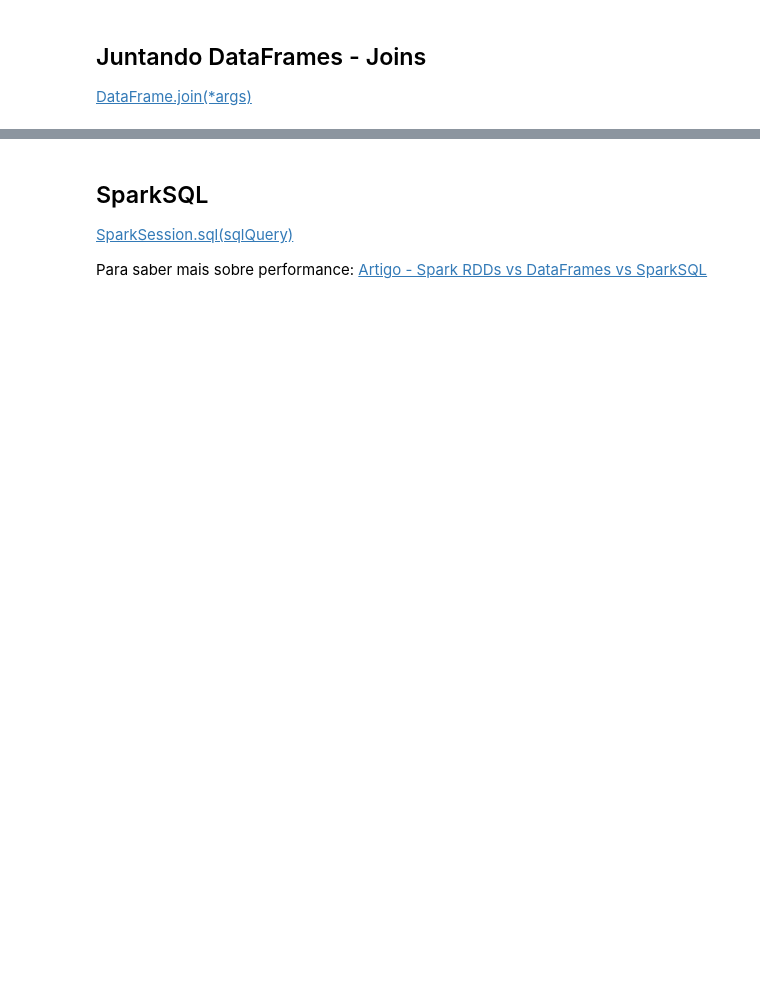
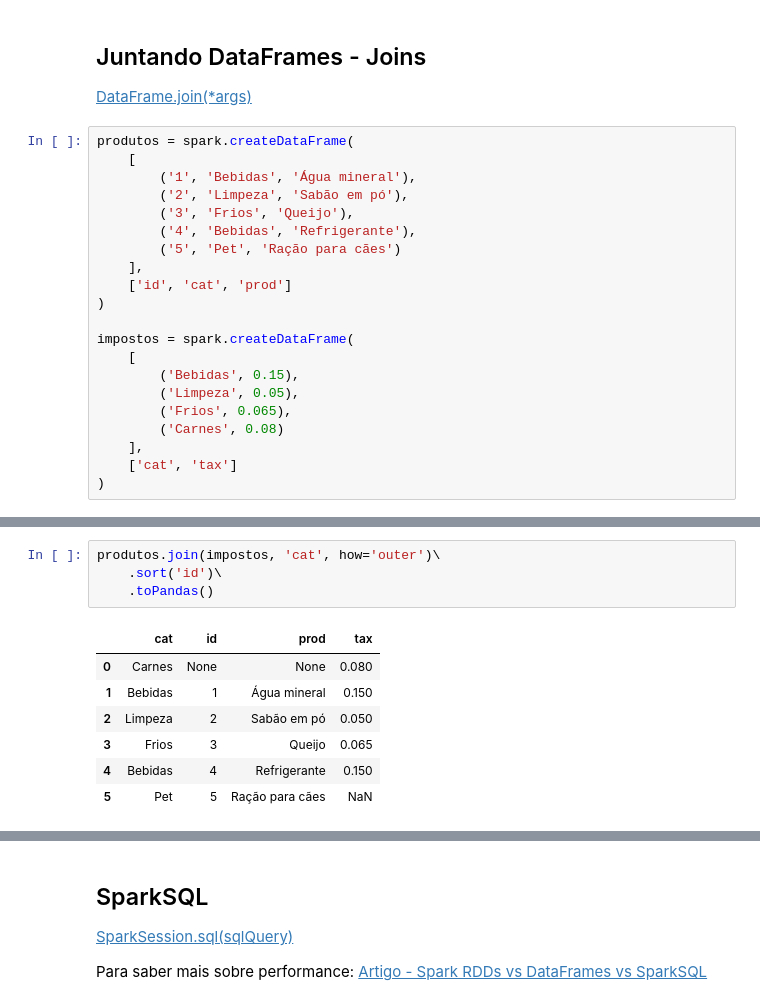
Before and after one commit to ArthurCoutinho15/Spark_Aula01, a Jupyter notebook: src/aula0_projeto_spark.ipynb, the cells around one changed output, grey strips where cells are left out. Cells and saved outputs as stored; diff of their text form; blank space fills up the shorter version.

```diff
--- a/src/aula0_projeto_spark.ipynb
+++ b/src/aula0_projeto_spark.ipynb
@@ -963,3 +1193,24 @@ df.toPandas()
 ## Juntando DataFrames - Joins
 
 [DataFrame.join(*args)](https://spark.apache.org/docs/3.1.2/api/python/reference/api/pyspark.sql.DataFrame.join.html)
+# %%
+produtos = spark.createDataFrame(
+    [
+        ('1', 'Bebidas', 'Água mineral'),
+        ('2', 'Limpeza', 'Sabão em pó'),
+        ('3', 'Frios', 'Queijo'),
+        ('4', 'Bebidas', 'Refrigerante'),
+        ('5', 'Pet', 'Ração para cães')
+    ],
+    ['id', 'cat', 'prod']
+)
+
+impostos = spark.createDataFrame(
+    [
+        ('Bebidas', 0.15),
+        ('Limpeza', 0.05),
+        ('Frios', 0.065),
+        ('Carnes', 0.08)
+    ],
+    ['cat', 'tax']
+)
@@ -965,0 +1266,12 @@ df.toPandas()
+# %%
+produtos.join(impostos, 'cat', how='outer')\
+    .sort('id')\
+    .toPandas()
+# %% [output]
+|  | cat | id | prod | tax |
+| 0 | Carnes | None | None | 0.080 |
+| 1 | Bebidas | 1 | Água mineral | 0.150 |
+| 2 | Limpeza | 2 | Sabão em pó | 0.050 |
+| 3 | Frios | 3 | Queijo | 0.065 |
+| 4 | Bebidas | 4 | Refrigerante | 0.150 |
+| 5 | Pet | 5 | Ração para cães | NaN |
```
Also changed, not shown: parts of 46 cells of this notebook.
